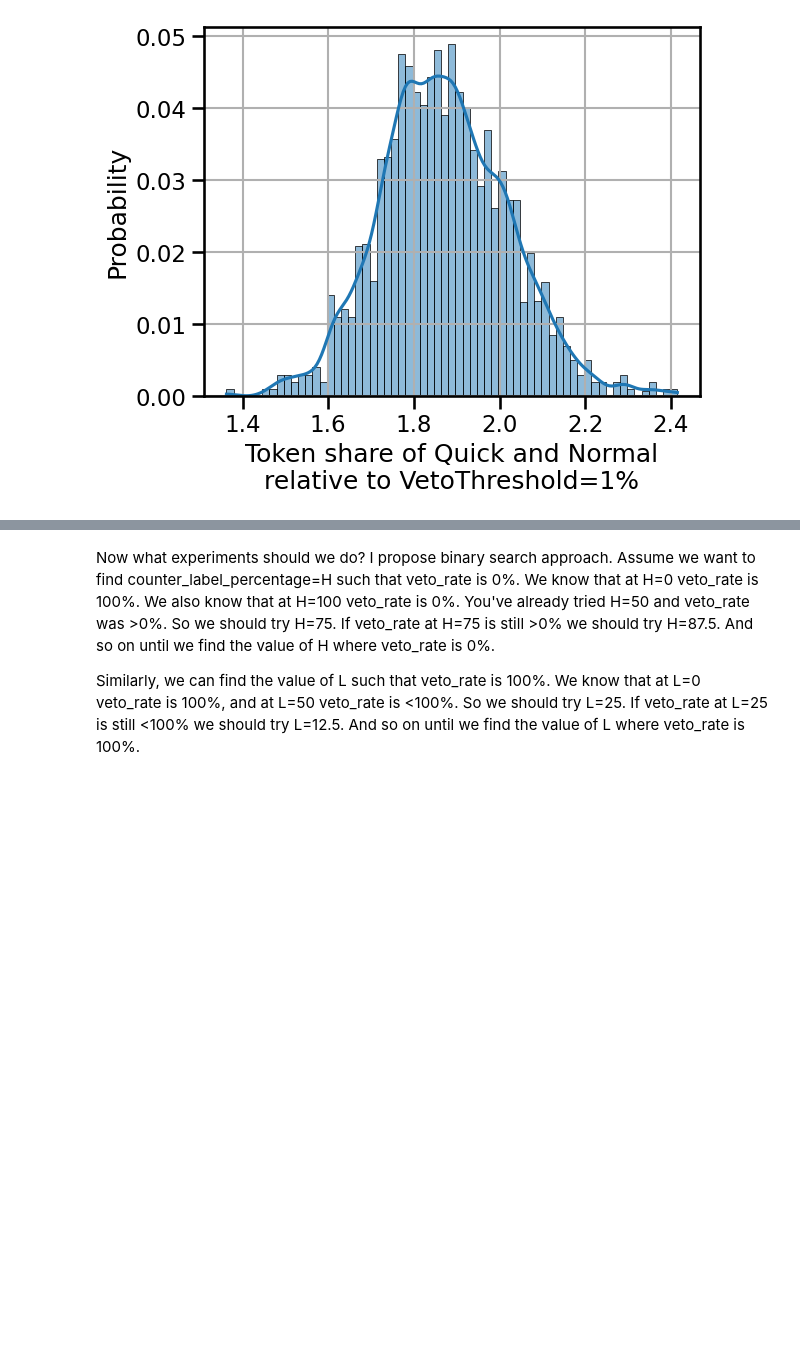
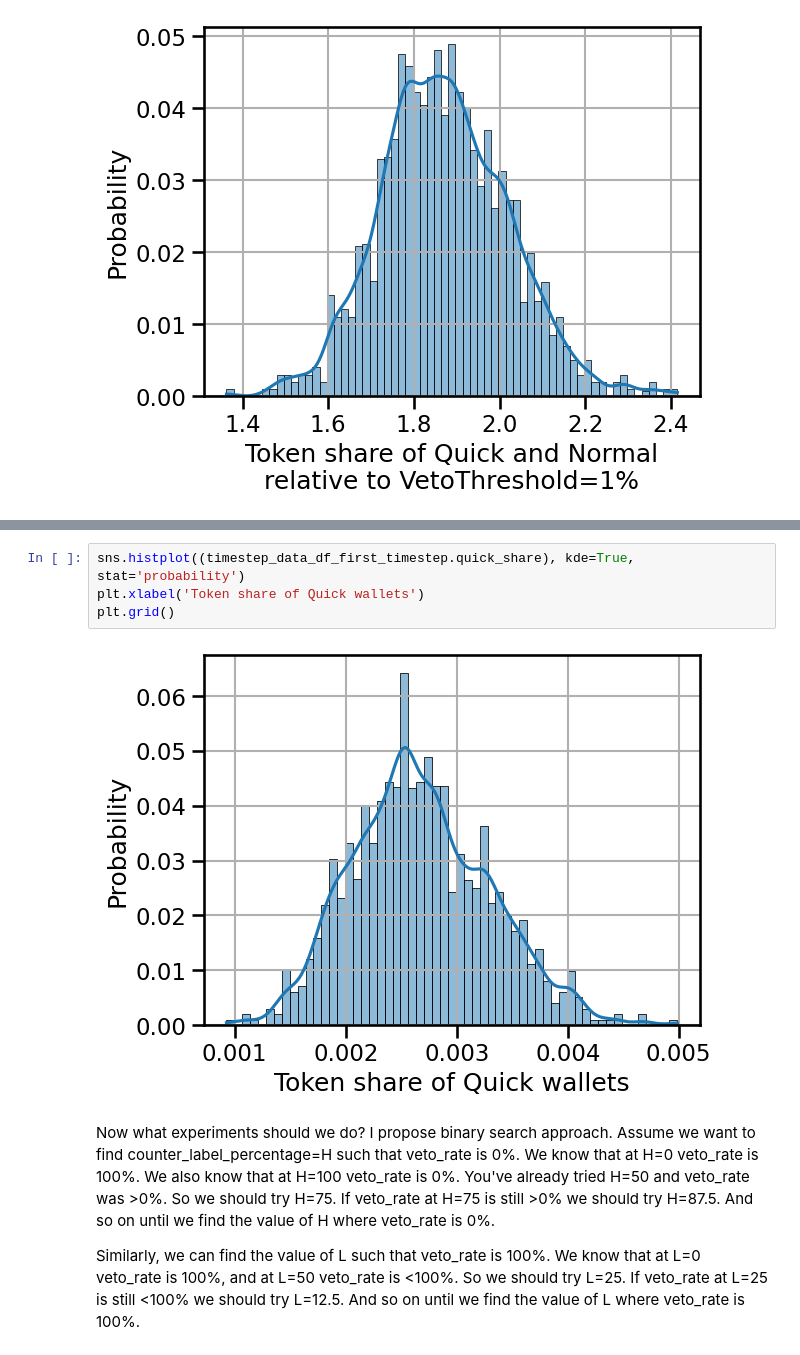
Before and after one commit to collectif-dao/dg-research, a Jupyter notebook: experiments/notebooks/clean_notebook_actors_labelling.ipynb, the cells around one changed output, grey strips where cells are left out. Cells and saved outputs as stored; diff of their text form; blank space fills up the shorter version.

```diff
--- a/experiments/notebooks/clean_notebook_actors_labelling.ipynb
+++ b/experiments/notebooks/clean_notebook_actors_labelling.ipynb
@@ -180,3 +155,9 @@ len([40, 43, 46, 49, 52, 55, 58, 61, 64, 67, 70, 73, 76])
+# %%
+sns.histplot((timestep_data_df_first_timestep.quick_share), kde=True, stat='probability')
+plt.xlabel('Token share of Quick wallets')
+plt.grid()
+# %% [output]
+[figure, added]
 # %% [markdown]
 Now what experiments should we do? I propose binary search approach. Assume we want to find counter_label_percentage=H such that veto_rate is 0%. We know that at H=0 veto_rate is 100%. We also know that at H=100 veto_rate is 0%. You've already tried H=50 and veto_rate was >0%. So we should try H=75. If veto_rate at H=75 is still >0% we should try H=87.5. And so on until we find the value of H where veto_rate is 0%.
 
```
Also changed, not shown: parts of 5 cells of this notebook, 1 other file.
